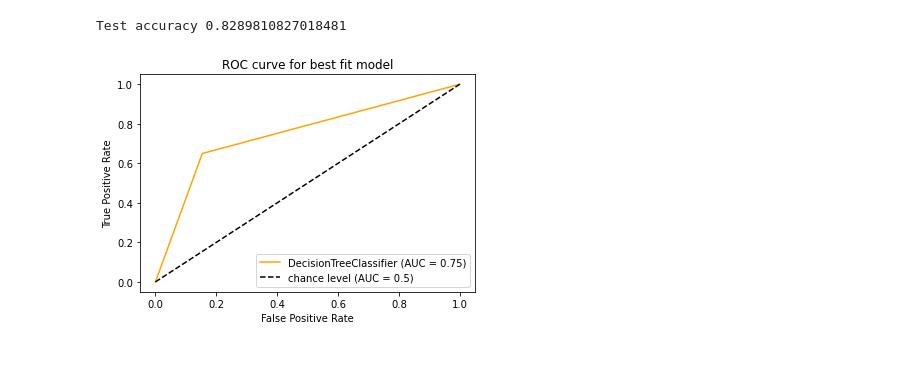
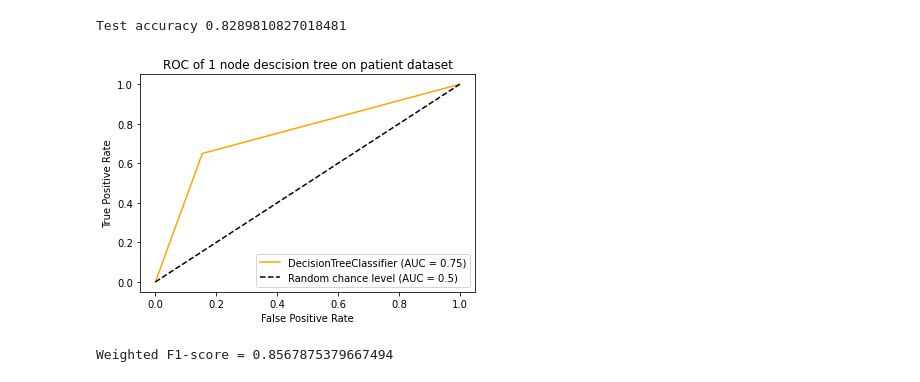
Before and after one commit to albrecht-flo/MALIS-survival-prediction, a Jupyter notebook: data/Pat-Apache.ipynb, the cells around one changed output. Drawn from its saved outputs; the diff is of its cells as text; code cells hidden in the pictures.

Commit message:
Added f1 score

```diff
--- a/data/Pat-Apache.ipynb
+++ b/data/Pat-Apache.ipynb
@@ -269,6 +269,11 @@ tree_graph = sklearn.tree.export_graphviz(model,
 with open(f"tmp-pat-tree-appache-test-graphviz.graph", 'w') as f:
     f.write(tree_graph)
 # %%
-mutil.plot_roc(model, test_x, test_y, title="ROC curve for best fit model")
+mutil.plot_roc(model, test_x, test_y, title="ROC of 1 node descision tree on patient dataset")
 # %% [output]
-[figure, old version]
+[figure, new version]
+# %%
+f1 = mutil.calc_f1(model, test_x, test_y)
+print(f"Weighted F1-score = {f1}")
+# %% [output]
+Weighted F1-score = 0.8567875379667494
```
Also changed, not shown: 7 other files.
